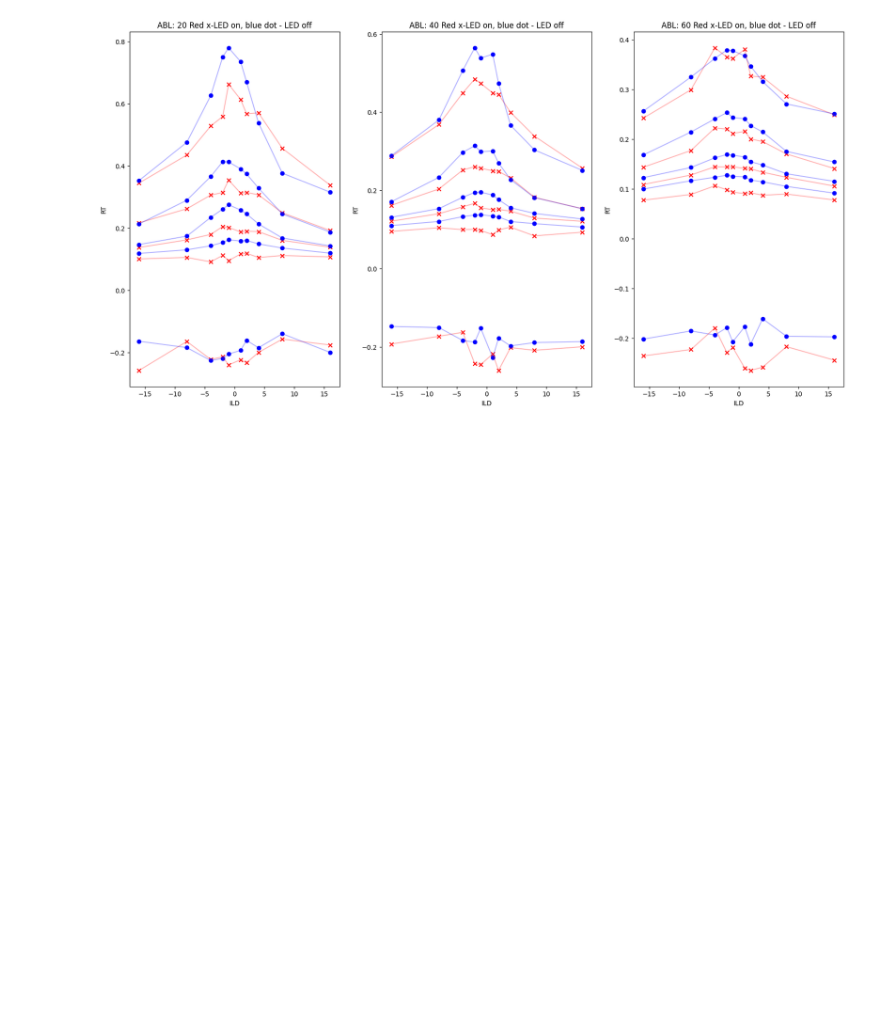
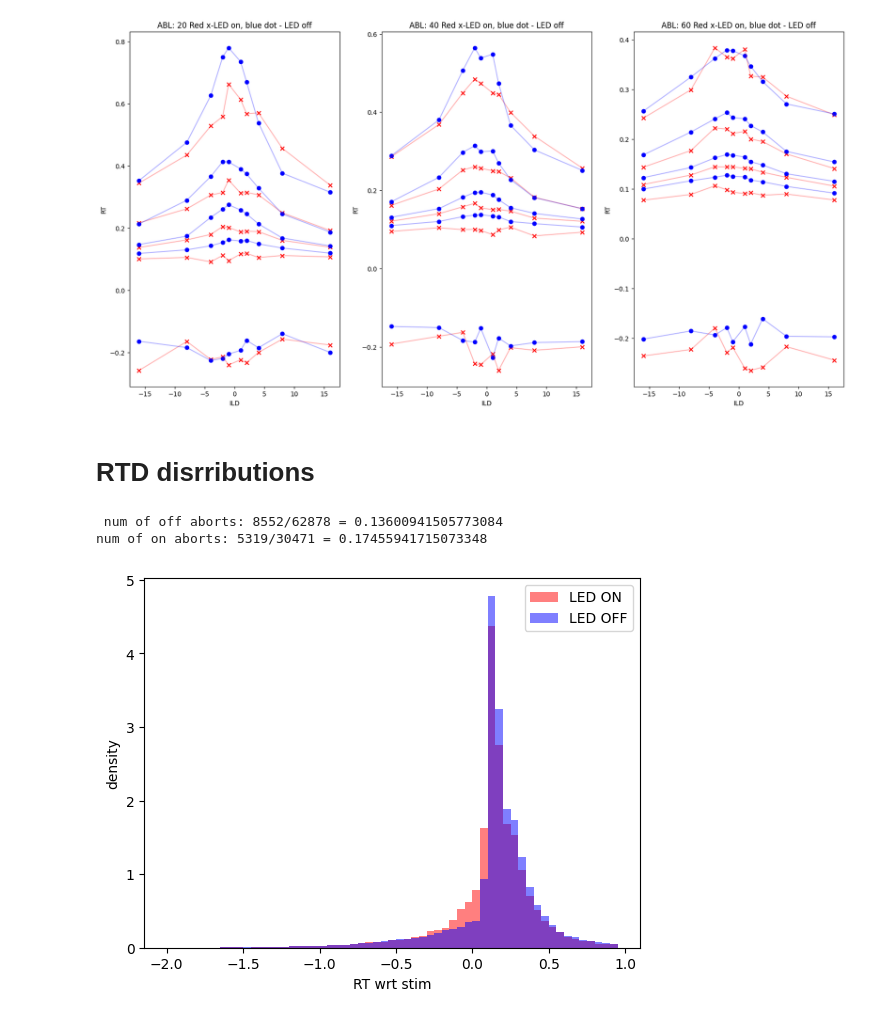
Before and after one commit to rakaar/ddm_data, a Jupyter notebook: play_data.ipynb, the cells around one changed output. Saved outputs shown, nothing was run; the diff lists cells and outputs as text; code cells hidden in the pictures; blank space fills up the shorter version.

```diff
--- a/play_data.ipynb
+++ b/play_data.ipynb
@@ -216,3 +216,25 @@ for a, ABL in enumerate(ABL_arr):
     plt.title(f'ABL: {str(ABL)} Red x-LED on, blue dot - LED off'); plt.xlabel('ILD'); plt.ylabel('RT');
 # %% [output]
 [figure]
+# %% [markdown]
+# RTD disrributions
+# %%
+led_on_after_light = df_1[ (df_1['timed_fix'] > df_1['LED_onset_time']) ]
+led_on_rt_wrt_stim = (led_on_after_light['timed_fix'] - led_on_after_light['intended_fix']).values
+
+led_off_after_light = df_0[ (df_0['timed_fix'] > df_0['LED_onset_time']) ]
+led_off_rt_wrt_stim = (led_off_after_light['timed_fix'] - led_off_after_light['intended_fix']).values
+# %%
+plt.hist(led_on_rt_wrt_stim, bins=np.arange(-2, 1, 0.05), alpha=0.5, color='r', label='LED ON', density=True)
+plt.hist(led_off_rt_wrt_stim, bins=np.arange(-2, 1, 0.05), alpha=0.5, color='b', label='LED OFF', density=True)
+plt.xlabel('RT wrt stim')
+plt.ylabel('density')
+plt.legend();
+
+# num of led_off_after_light < 0
+print(f' num of off aborts: {np.sum(led_off_rt_wrt_stim < 0)}/{len(led_off_rt_wrt_stim)} = {np.sum(led_off_rt_wrt_stim < 0)/len(led_off_rt_wrt_stim)}')
+print(f'num of on aborts: {np.sum(led_on_rt_wrt_stim < 0)}/{len(led_on_rt_wrt_stim)} = {np.sum(led_on_rt_wrt_stim < 0)/len(led_on_rt_wrt_stim)}')
+# %% [output]
+ num of off aborts: 8552/62878 = 0.13600941505773084
+num of on aborts: 5319/30471 = 0.17455941715073348
+[figure, added]
```
Also changed, not shown: 5 other files.
